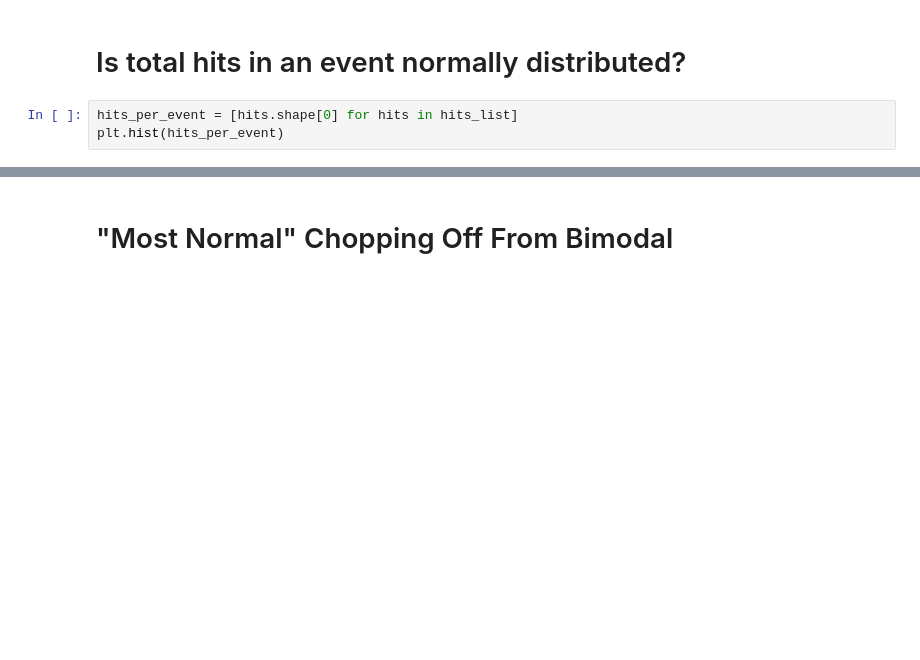
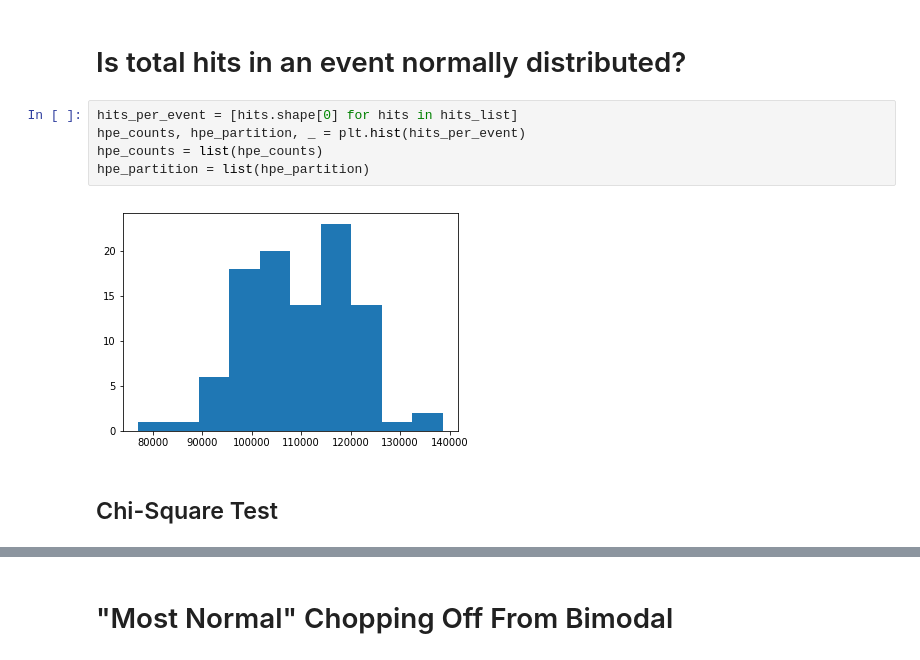
Before and after one commit to sqrider/MATH189_FINAL_PROJ, a Jupyter notebook: Joseph Notebook.ipynb, the cells around one changed output, grey strips where cells are left out. Saved outputs shown, nothing was run; the diff lists cells and outputs as text; blank space fills up the shorter version.

Commit message:
added chi-square tests

```diff
--- a/Joseph Notebook.ipynb
+++ b/Joseph Notebook.ipynb
@@ -114,4 +153,10 @@ By adding noise, we see that normality is restored, so we can trust that QQ-plot
 # Is total hits in an event normally distributed?
 # %%
 hits_per_event = [hits.shape[0] for hits in hits_list]
-plt.hist(hits_per_event)
+hpe_counts, hpe_partition, _ = plt.hist(hits_per_event)
+hpe_counts = list(hpe_counts)
+hpe_partition = list(hpe_partition)
+# %% [output]
+[figure, added]
+# %% [markdown]
+## Chi-Square Test
```
Also changed, not shown: parts of 26 cells of this notebook.
